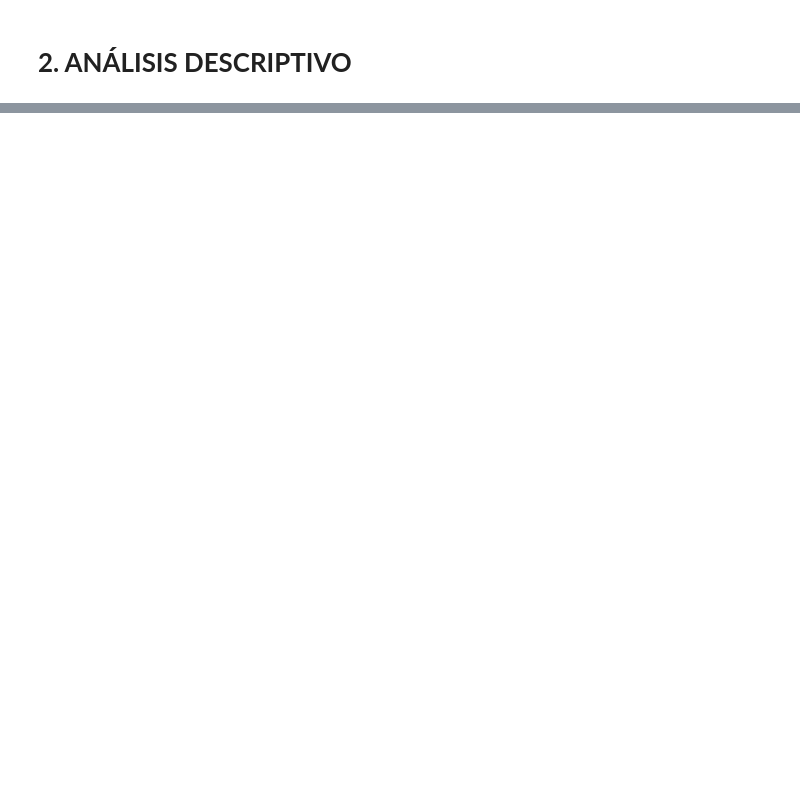
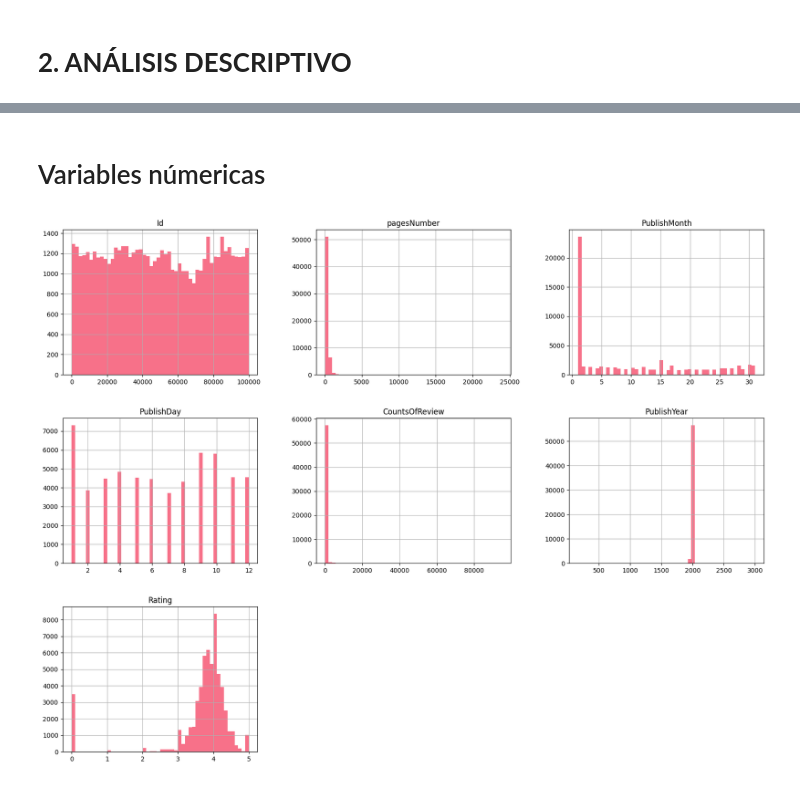
Before and after one commit to 4GeeksAcademy/ProyectoFinalVV, a Jupyter notebook: src/2. Analisis_descriptivos.ipynb, the cells around one changed output, grey strips where cells are left out. Saved outputs shown, nothing was run; the diff lists cells and outputs as text; code cells hidden in the pictures; blank space fills up the shorter version.

```diff
--- a/src/2. Analisis_descriptivos.ipynb
+++ b/src/2. Analisis_descriptivos.ipynb
@@ -19,0 +20,13 @@ df.head(10)
+# %% [markdown]
+# Variables númericas
+# %%
+import matplotlib.pyplot as plt
+import seaborn as sns
+
+
+sns.set_palette("husl", df.shape[1])
+
+df.hist(bins=50, figsize=(20, 15))
+plt.show()
+# %% [output]
+[figure, added]
```
Also changed, not shown: parts of 13 cells of this notebook, 2 other files.
